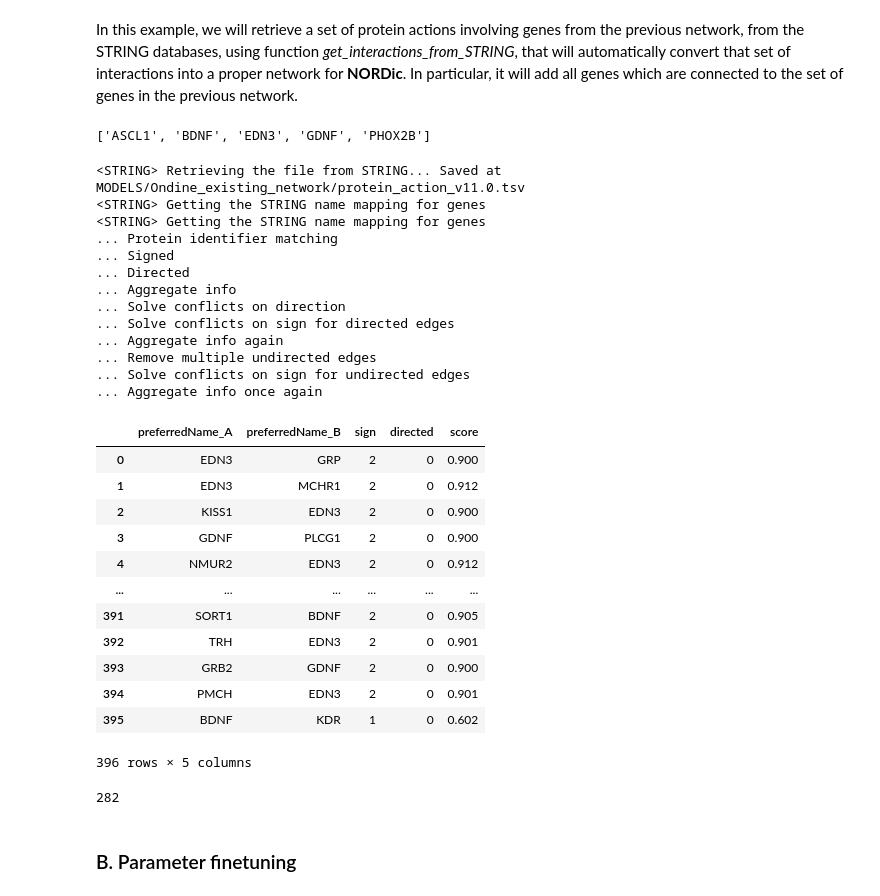
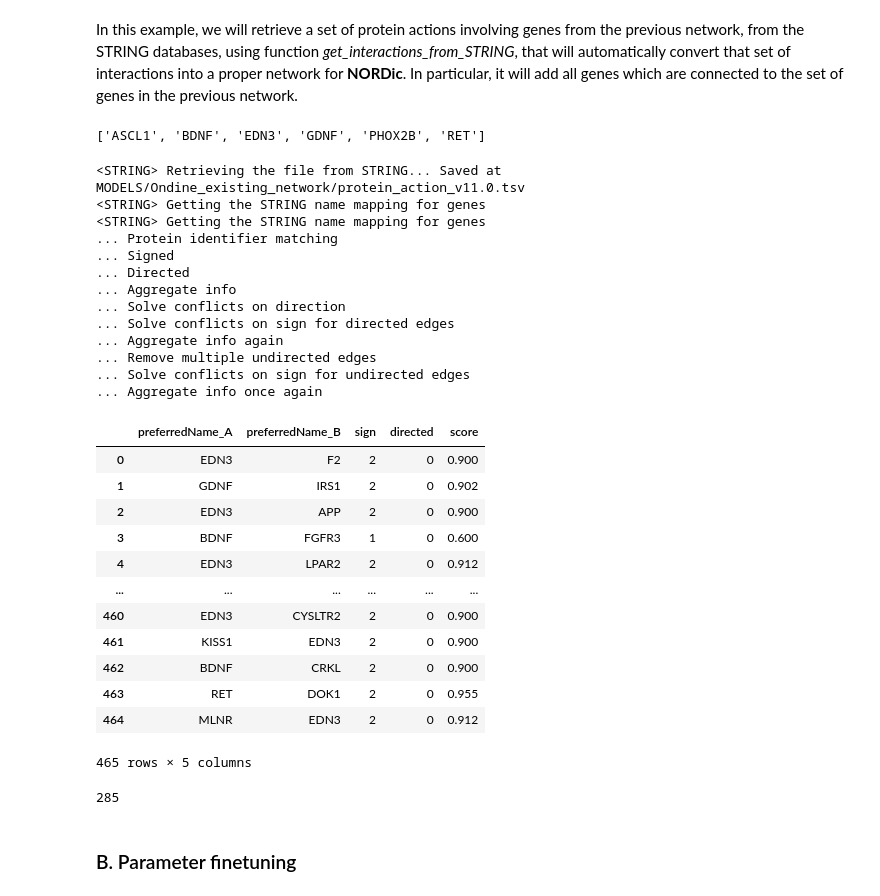
Before and after one commit to clreda/NORDic, a Jupyter notebook: notebooks/NORDic Network Identification (NI) Part II.ipynb, the cells around one changed output. Cells and saved outputs as stored; diff of their text form; code cells hidden in the pictures.

```diff
--- a/notebooks/NORDic Network Identification (NI) Part II.ipynb
+++ b/notebooks/NORDic Network Identification (NI) Part II.ipynb
@@ -85,56 +85,56 @@ In this example, we will retrieve a set of protein actions involving genes from
 from NORDic.UTILS.STRING_utils import get_interactions_from_STRING
 
 with open("MODELS/Ondine/solution.bnet", "r") as f:
-    gene_list = [s.split(" <- ")[0] for s in f.read().split("\n")]
+    gene_list = [s.split(", ")[0] for s in f.read().split("\n")]
 gene_list
 # %% [output]
-['ASCL1', 'BDNF', 'EDN3', 'GDNF', 'PHOX2B']
+['ASCL1', 'BDNF', 'EDN3', 'GDNF', 'PHOX2B', 'RET']
 # %%
 from subprocess import call as sbcall
 sbcall("mkdir -p "+file_folder, shell=True)
 
 ## Get physical interactions from the STRING database involving the list of genes in input
 PPI = get_interactions_from_STRING(gene_list, taxon_id, version="11.0", strict=False,
                                    #strict=False adds genes involved with genes in gene_list
-                                   min_score=500, app_name="NORDic_packagePartII",
+                                   min_score=0.5, app_name="NORDic_packagePartII",
                                    file_folder=file_folder)
 
 ## Save the corresponding network into a CSV file
 NETWORK_fname = file_folder+"full_PPI.tsv"
 PPI.to_csv(NETWORK_fname, sep="\t", index=None)
 
 PPI
 # %% [output]
 <STRING> Retrieving the file from STRING... Saved at MODELS/Ondine_existing_network/protein_action_v11.0.tsv
 <STRING> Getting the STRING name mapping for genes
 <STRING> Getting the STRING name mapping for genes
 ... Protein identifier matching
 ... Signed
 ... Directed
 ... Aggregate info
 ... Solve conflicts on direction
 ... Solve conflicts on sign for directed edges
 ... Aggregate info again
 ... Remove multiple undirected edges
 ... Solve conflicts on sign for undirected edges
 ... Aggregate info once again
 |  | preferredName_A | preferredName_B | sign | directed | score |
-| 0 | EDN3 | GRP | 2 | 0 | 0.900 |
-| 1 | EDN3 | MCHR1 | 2 | 0 | 0.912 |
-| 2 | KISS1 | EDN3 | 2 | 0 | 0.900 |
-| 3 | GDNF | PLCG1 | 2 | 0 | 0.900 |
-| 4 | NMUR2 | EDN3 | 2 | 0 | 0.912 |
+| 0 | EDN3 | F2 | 2 | 0 | 0.900 |
+| 1 | GDNF | IRS1 | 2 | 0 | 0.902 |
+| 2 | EDN3 | APP | 2 | 0 | 0.900 |
+| 3 | BDNF | FGFR3 | 1 | 0 | 0.600 |
+| 4 | EDN3 | LPAR2 | 2 | 0 | 0.912 |
 | ... | ... | ... | ... | ... | ... |
-| 391 | SORT1 | BDNF | 2 | 0 | 0.905 |
-| 392 | TRH | EDN3 | 2 | 0 | 0.901 |
-| 393 | GRB2 | GDNF | 2 | 0 | 0.900 |
-| 394 | PMCH | EDN3 | 2 | 0 | 0.901 |
-| 395 | BDNF | KDR | 1 | 0 | 0.602 |
+| 460 | EDN3 | CYSLTR2 | 2 | 0 | 0.900 |
+| 461 | KISS1 | EDN3 | 2 | 0 | 0.900 |
+| 462 | BDNF | CRKL | 2 | 0 | 0.900 |
+| 463 | RET | DOK1 | 2 | 0 | 0.955 |
+| 464 | MLNR | EDN3 | 2 | 0 | 0.912 |
-396 rows × 5 columns
+465 rows × 5 columns
 # %%
 len(list(set(list(PPI["preferredName_A"])+list(PPI["preferredName_B"]))))
 # %% [output]
-282
+285
 # %% [markdown]
 ### B. Parameter finetuning
 # %%
```
Also changed, not shown: parts of 3 cells of this notebook, 13 other files.
